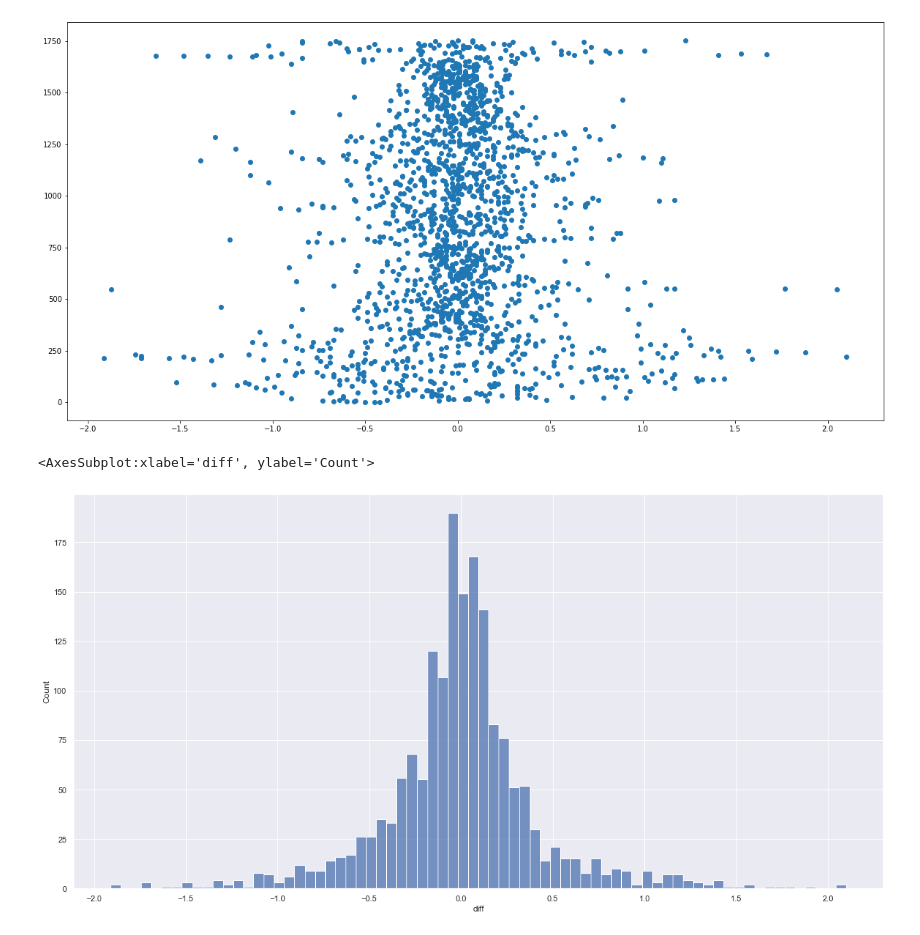
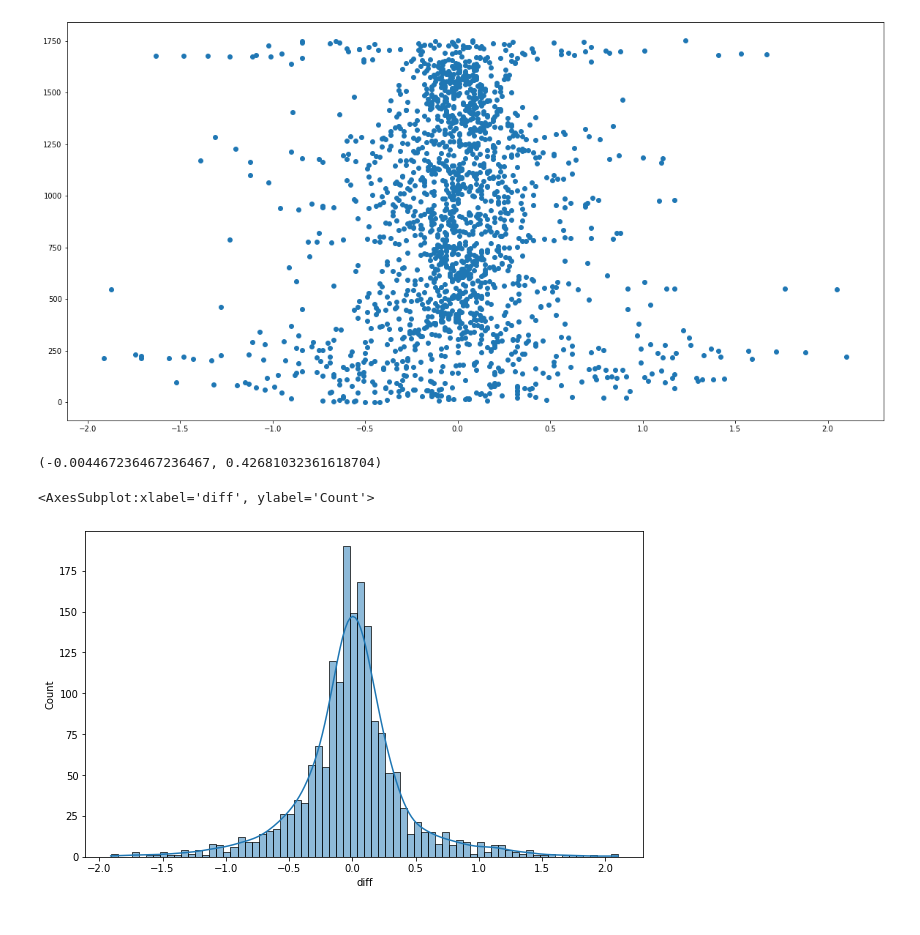
Before and after one commit to xtwxfxk/left5, a Jupyter notebook: stock/aktest.ipynb, the cells around one changed output. Cells and saved outputs as stored; diff of their text form; code cells hidden in the pictures.

```diff
--- a/stock/aktest.ipynb
+++ b/stock/aktest.ipynb
@@ -19,9 +23,13 @@ plt.scatter(x=df['diff'], y=range(df.shape[0]))
+# %%
+mu, std
+# %% [output]
+(-0.004467236467236467, 0.42681032361618704)
 # %%
-f, ax = plt.subplots(figsize=(20, 10))
-sns.histplot(df, x='diff', ax=ax)
+f, ax = plt.subplots(figsize=(10, 6))
+sns.histplot(df, x='diff', kde=True, ax=ax)
 # %% [output]
 <AxesSubplot:xlabel='diff', ylabel='Count'>
-[figure, old version]
+[figure, new version]
 # %%
 sns.set(rc={"figure.figsize":(20, 10)})
 # %%
```
Also changed, not shown: parts of 12 cells of this notebook, 3 other files.
